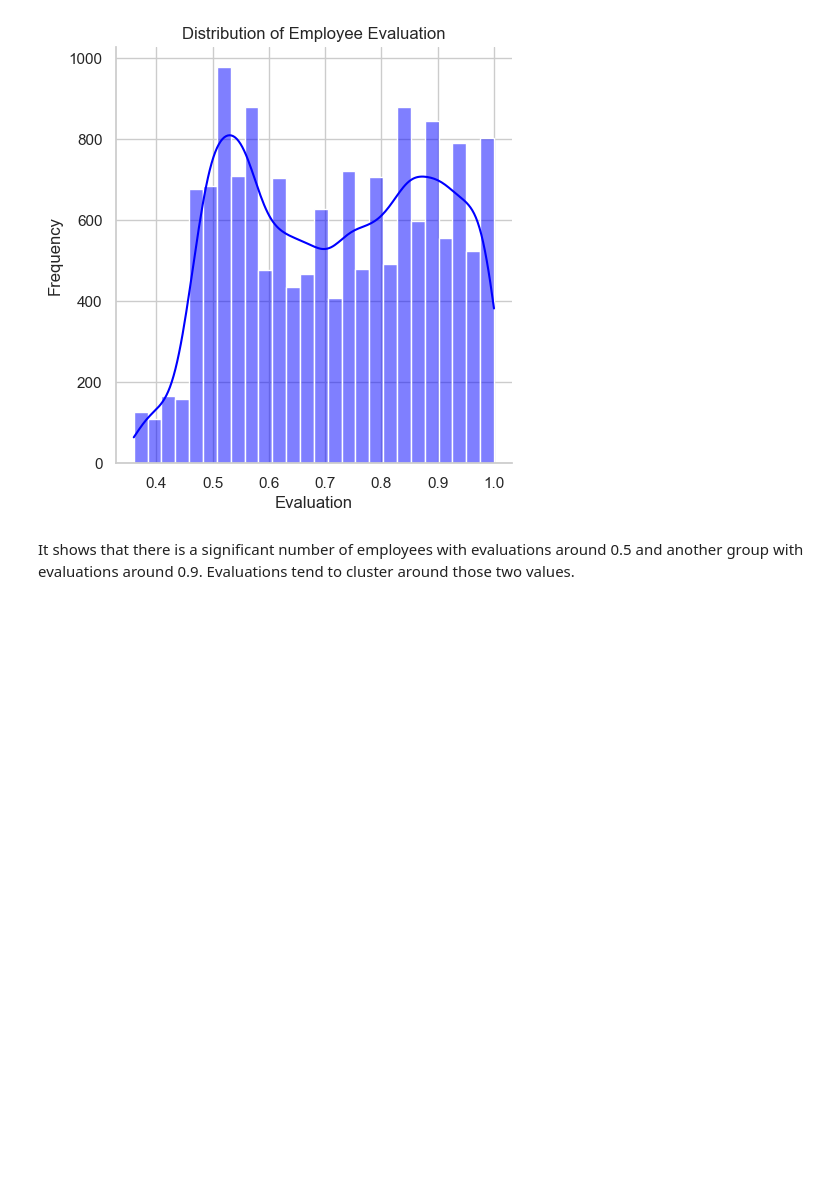
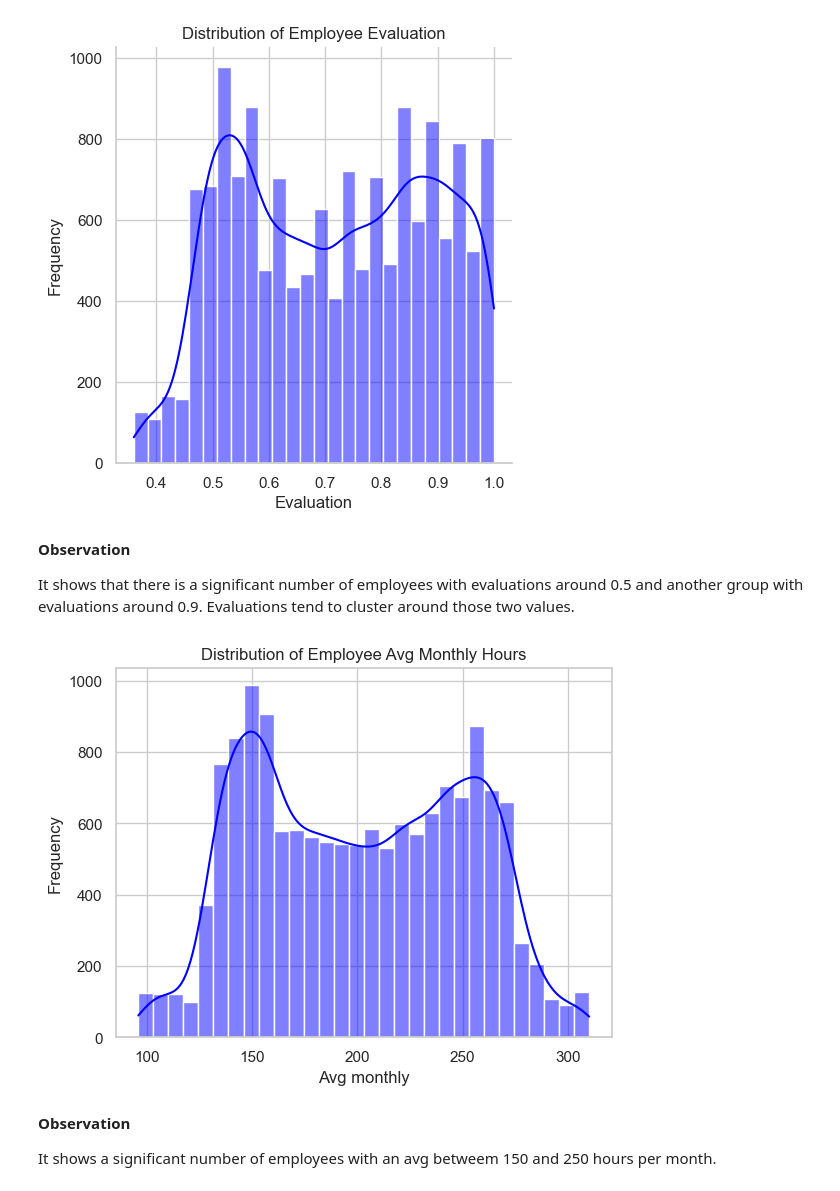
Before and after one commit to karmenatwork/4_CB_employees_turnover, a Jupyter notebook: main.ipynb, the cells around one changed output. Drawn from its saved outputs; the diff is of its cells as text; code cells hidden in the pictures; blank space fills up the shorter version.

Commit message:
2.2 Draw the distribution plot
Employee Average Monthly Hours

```diff
--- a/main.ipynb
+++ b/main.ipynb
@@ -239,4 +239,20 @@ plt.show()
 # %% [output]
 [figure]
 # %% [markdown]
+__Observation__
+
 It shows that there is a significant number of employees with evaluations around 0.5 and another group with evaluations around 0.9. Evaluations tend to cluster around those two values.
+# %%
+# Plot the distribution of Employee Average Monthly Hours
+# sns.displot(df['average_montly_hours'], kde=True, color='green')
+sns.histplot(df1['average_montly_hours'], kde=True, color='blue')
+plt.title('Distribution of Employee Avg Monthly Hours')
+plt.xlabel('Avg monthly')
+plt.ylabel('Frequency')
+plt.show()
+# %% [output]
+[figure, added]
+# %% [markdown]
+__Observation__
+
+It shows a significant number of employees with an avg betweem 150 and 250 hours per month.
```
